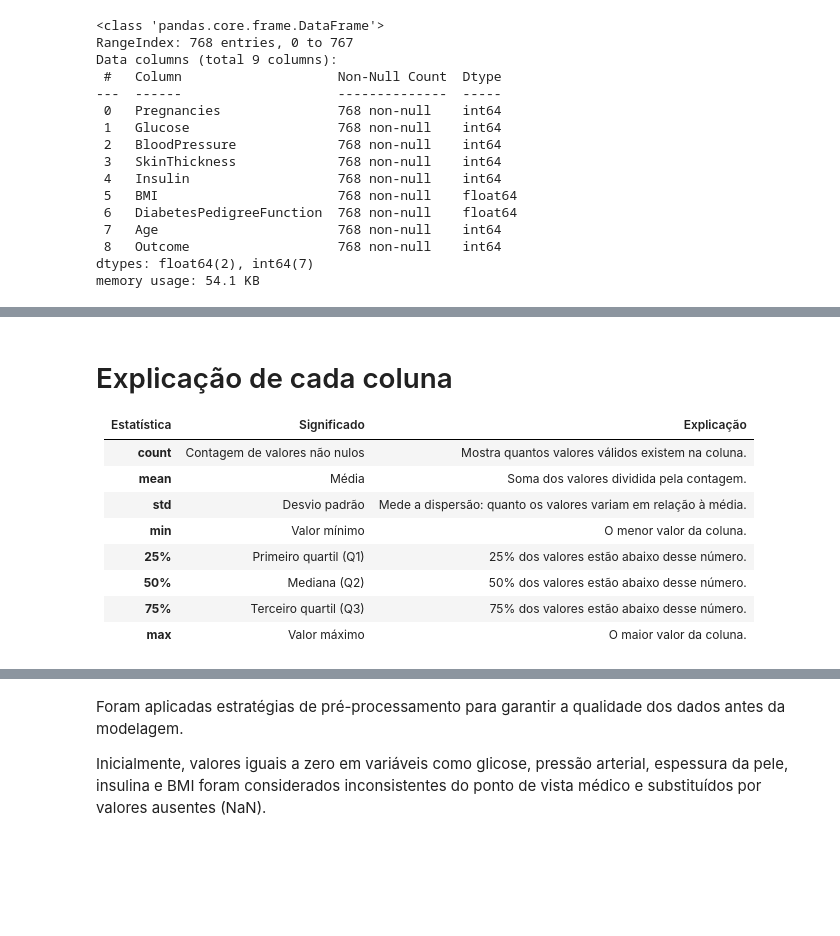
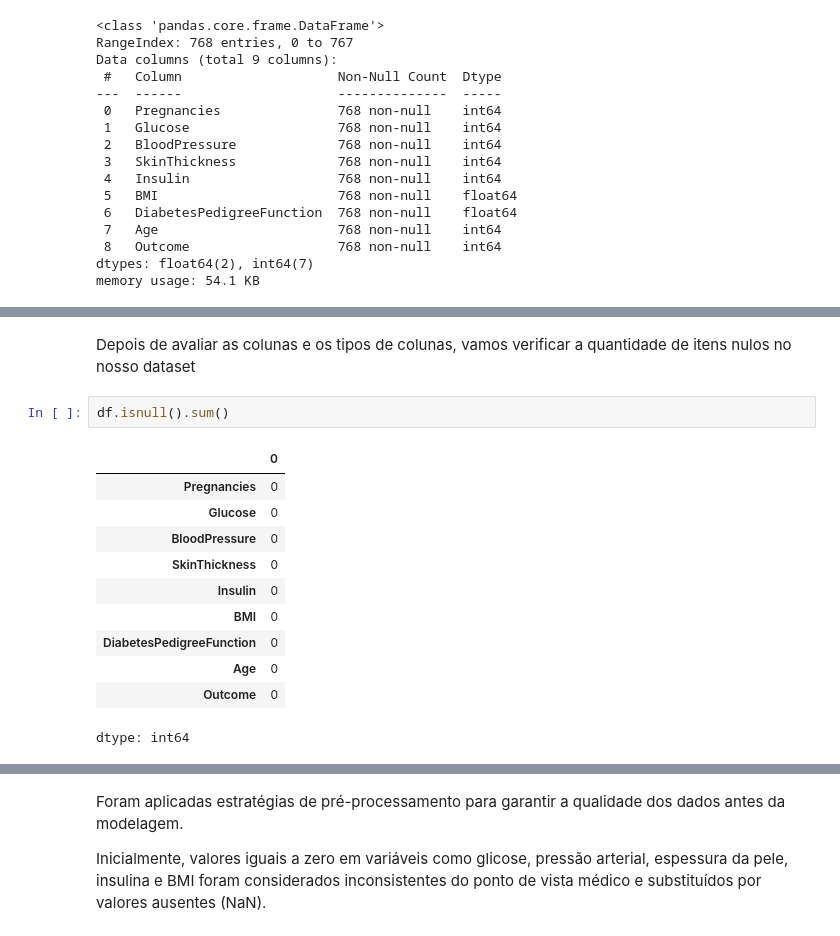
Before and after one commit to IA-PARA-DEVS-GRUPO-X/IA_PARA_DEVS_FASE1, a Jupyter notebook: AvaliacaoModelosML.ipynb, the cells around one changed output, grey strips where cells are left out. Cells and saved outputs as stored; diff of their text form; blank space fills up the shorter version.

```diff
--- a/AvaliacaoModelosML.ipynb
+++ b/AvaliacaoModelosML.ipynb
@@ -109,13 +84,16 @@ df.describe(include="all").T
-# %% [markdown]
-# Explicação de cada coluna
-
-| Estatística | Significado                   | Explicação                                                     |
-| ----------- | ----------------------------- | -------------------------------------------------------------- |
-| **count**   | Contagem de valores não nulos | Mostra quantos valores válidos existem na coluna.              |
-| **mean**    | Média                         | Soma dos valores dividida pela contagem.                       |
-| **std**     | Desvio padrão                 | Mede a dispersão: quanto os valores variam em relação à média. |
-| **min**     | Valor mínimo                  | O menor valor da coluna.                                       |
-| **25%**     | Primeiro quartil (Q1)         | 25% dos valores estão abaixo desse número.                     |
-| **50%**     | Mediana (Q2)                  | 50% dos valores estão abaixo desse número.                     |
-| **75%**     | Terceiro quartil (Q3)         | 75% dos valores estão abaixo desse número.                     |
-| **max**     | Valor máximo                  | O maior valor da coluna.                                       |
+# %% [markdown]
+Depois de avaliar as colunas e os tipos de colunas, vamos verificar a quantidade de itens nulos no nosso dataset
+# %%
+df.isnull().sum()
+# %% [output]
+|  | 0 |
+| Pregnancies | 0 |
+| Glucose | 0 |
+| BloodPressure | 0 |
+| SkinThickness | 0 |
+| Insulin | 0 |
+| BMI | 0 |
+| DiabetesPedigreeFunction | 0 |
+| Age | 0 |
+| Outcome | 0 |
+dtype: int64
```
Also changed, not shown: parts of 14 cells of this notebook.
